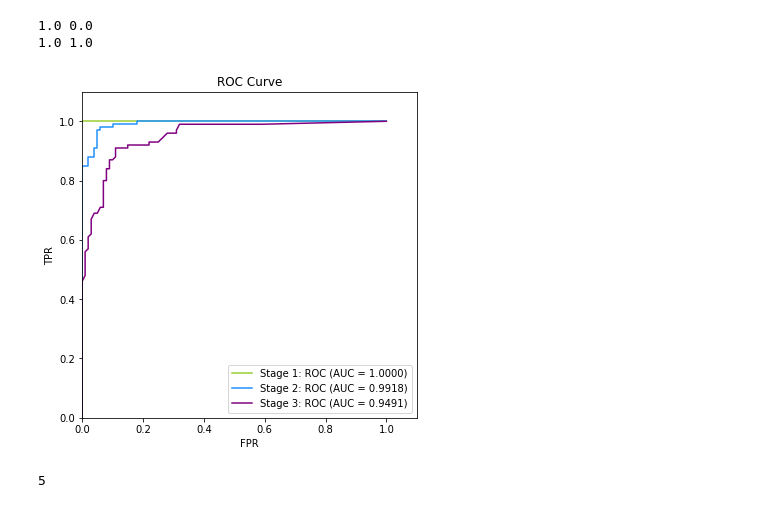
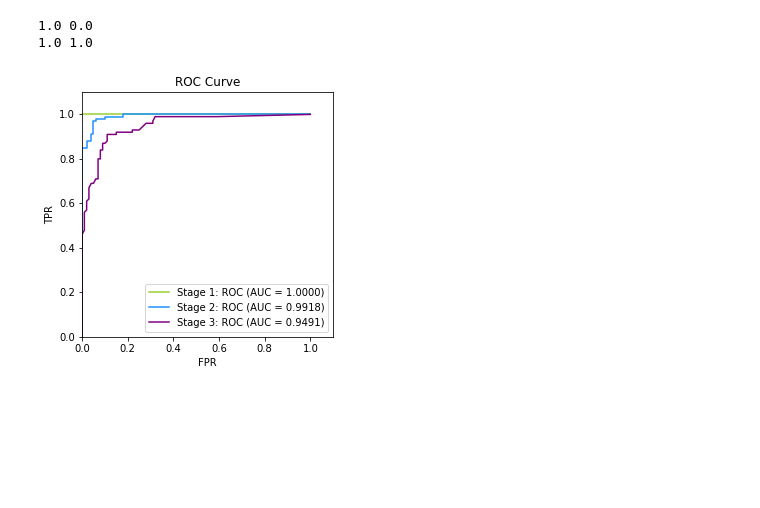
Before and after one commit to changx03/baard_exp2, a Jupyter notebook: examples/baard_param_tuning_mnist_apgd.ipynb, the cells around one changed output. Cells and saved outputs as stored; diff of their text form; code cells hidden in the pictures; blank space fills up the shorter version.

```diff
--- a/examples/baard_param_tuning_mnist_apgd.ipynb
+++ b/examples/baard_param_tuning_mnist_apgd.ipynb
@@ -74,7 +74,7 @@ stages[2].fit(X_train, y_train)
 
 dataset_train = datasets.MNIST(PATH_DATA, train=True, download=True, transform=transform)
 # %%
-file_data = os.path.join(PATH, '{}_{}_{}_{}.pt'.format(DATA, MODEL_NAME, ATTACK, EPS))
+file_data = os.path.join(PATH, '{}_{}_{}_{}.pt'.format(DATA, MODEL_NAME, ATTACK, 300))
 obj = torch.load(file_data)
 X = obj['X']
 y = obj['y']
@@ -170,23 +170,21 @@ labelled_as_adv = s3.predict_proba(X_comb_val, pred_comb_val)
 fpr3, tpr3, threshold = roc_curve(label_comb_val, labelled_as_adv)
 auc_score3 = roc_auc_score(label_comb_val, labelled_as_adv)
 # %%
-plt.figure(figsize=(6, 6))
+plt.figure(figsize=(4.5, 4.5))
 plt.xlim(0., 1.1)
 plt.ylim(0., 1.1)
 plt.plot(fpr1, tpr1, color='yellowgreen', label='Stage 1: ROC (AUC = %0.4f)' % auc_score1)
 plt.plot(fpr2, tpr2, color='dodgerblue', label='Stage 2: ROC (AUC = %0.4f)' % auc_score2)
 plt.plot(fpr3, tpr3, color='purple', label='Stage 3: ROC (AUC = %0.4f)' % auc_score3)
 plt.legend(loc='lower right')
 plt.title("ROC Curve")
 plt.xlabel("FPR")
 plt.ylabel("TPR")
-plt.savefig('baard_roc_apgd_3.pdf', format='pdf', dpi=1200, bbox_inches='tight')
+plt.savefig('baard_roc_apgd_3.pdf', format='pdf', dpi=400, bbox_inches='tight')
 # %% [output]
-[figure, old version]
+[figure, new version]
 # %%
-s3.quantile = 1.0
-s3.search_thresholds(X_def_val, y_def_val, np.zeros_like(y_def_val))
-output_X = s3.predict(X_def_val, y_def_val)
-np.sum(output_X)
+# s3.quantile = 1.0
+# s3.search_thresholds(X_def_val, y_def_val, np.zeros_like(y_def_val))
+# output_X = s3.predict(X_def_val, y_def_val)
+# np.sum(output_X)
-# %% [output]
-5
```
Also changed, not shown: parts of 5 cells of this notebook, 8 other files.
